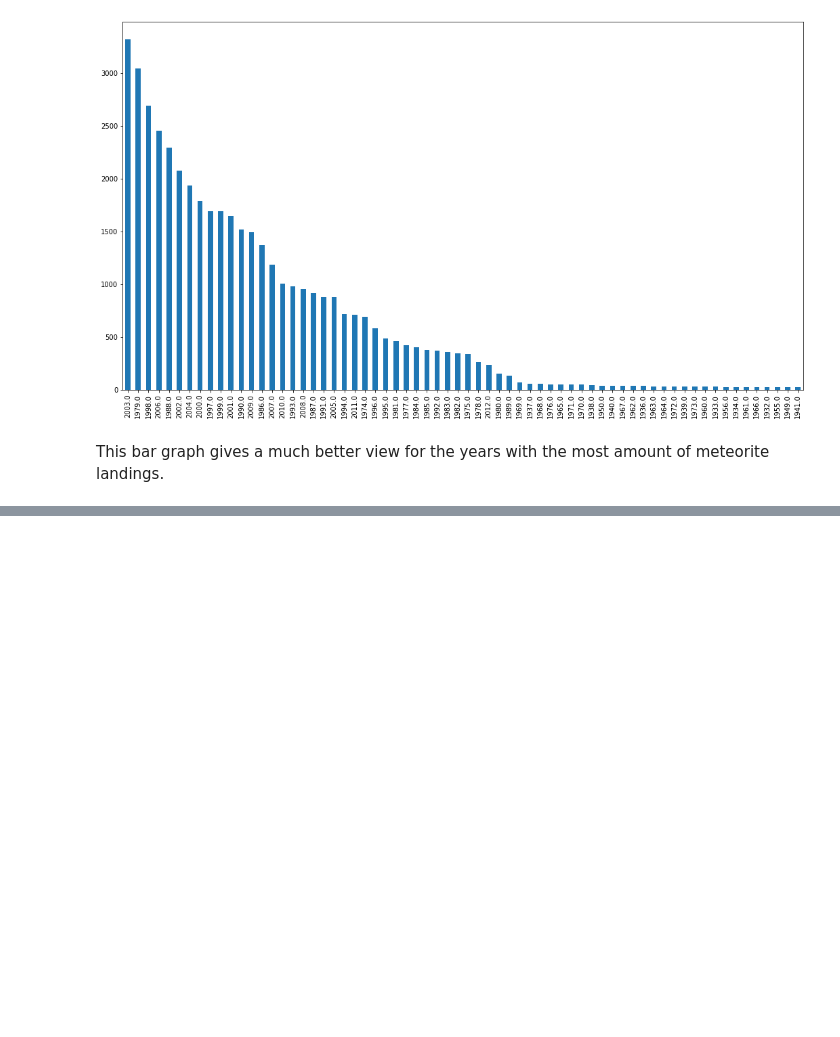
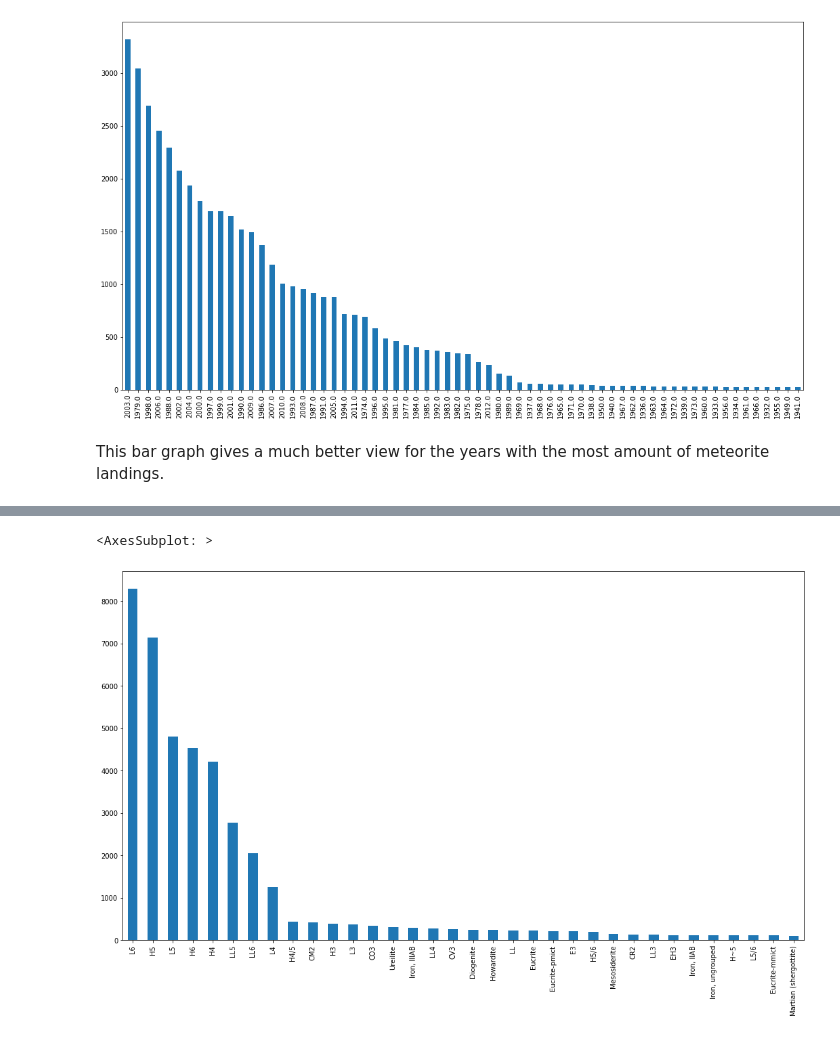
Before and after one commit to c-blomquist/Nasa-Meteorite-Landings-Data-Exploration, a Jupyter notebook: Meteorite_Landings.ipynb, the cells around one changed output, grey strips where cells are left out. Drawn from its saved outputs; the diff is of its cells as text; code cells hidden in the pictures; blank space fills up the shorter version.

Commit message:
Most common meteorite classes

```diff
--- a/Meteorite_Landings.ipynb
+++ b/Meteorite_Landings.ipynb
@@ -93,3 +93,7 @@ years_filtered_df['year'].value_counts().plot(kind='bar', figsize=(18,10))
 [figure]
 # %% [markdown]
 This bar graph gives a much better view for the years with the most amount of meteorite landings.
+# %%
+# Similar process for seeing the type of meteorite that is most common.
+class_counts = df['recclass'].value_counts()
+class_counts.describe()
@@ -95,0 +110,8 @@ This bar graph gives a much better view for the years with the most amount of me
+# %%
+# This time filtering out by the mean of meteorite classes.
+class_counts = class_counts[class_counts > class_counts.mean()].index
+class_filtered_df = df[df['recclass'].isin(class_counts)]
+class_filtered_df['recclass'].value_counts().plot(kind='bar', figsize=(18,10))
+# %% [output]
+<AxesSubplot: >
+[figure, added]
```
Also changed, not shown: parts of 2 cells of this notebook.
